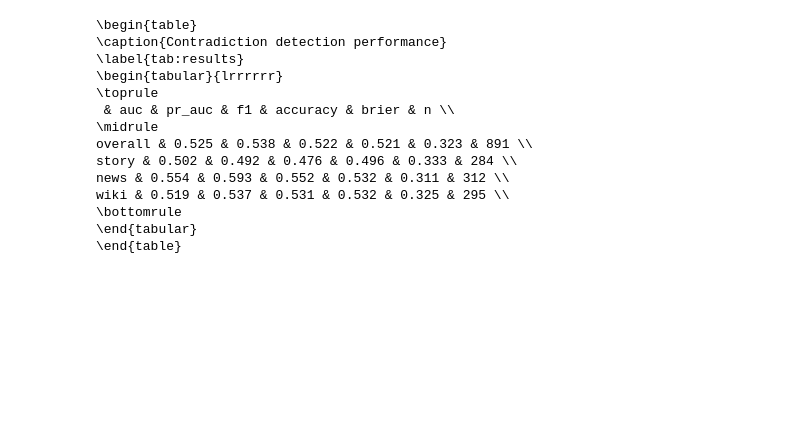
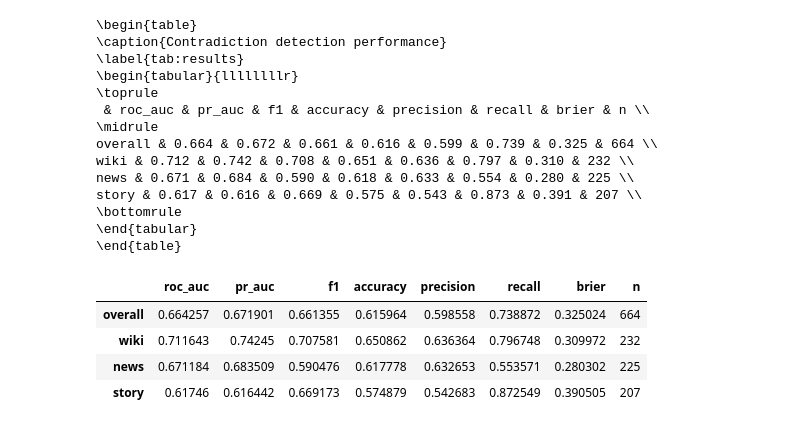
Before and after one commit to ErwinTerpstra/DocumentContradictionDetection, a Jupyter notebook: DataAnalysis.ipynb, the cells around one changed output. Drawn from its saved outputs; the diff is of its cells as text; code cells hidden in the pictures; blank space fills up the shorter version.

```diff
--- a/DataAnalysis.ipynb
+++ b/DataAnalysis.ipynb
@@ -1,5 +1,8 @@
 # %%
+# Imports
+
 import json
+import os
 import numpy as np
 import pandas as pd
 import matplotlib.pyplot as plt
@@ -9,11 +12,11 @@ from sklearn.metrics import (
     average_precision_score,
     f1_score,
     accuracy_score,
+	precision_score,
+	recall_score,
     brier_score_loss,
+	confusion_matrix,
     roc_curve,
     precision_recall_curve
 )
-
-results = json.load(open("./data/results.json"))
-df = pd.DataFrame(results)
 # %%
@@ -41,0 +62,18 @@ for doc_type in df.doc_type.unique():
+# %%
+def metrics_for(experiment_id=None):
+	if experiment_id:
+		filename = f"results.{experiment_id}"
+	else:
+		filename = "results"
+
+	results = json.load(open(f"./data/{filename}.json"))
+	df = pd.DataFrame(results)
+
+	metrics = {}
+
+	metrics["overall"] = compute_metrics(df)
+
+	for doc_type in df.doc_type.unique():
+		metrics[doc_type] = compute_metrics(df[df.doc_type == doc_type])
+
+	return metrics, df
@@ -42,28 +91,42 @@ for doc_type in df.doc_type.unique():
 # %%
+# Results overview table
+
 table = pd.DataFrame(metrics).T
+
+table.drop(columns=['confusion', 'roc', 'pr'], inplace=True)
 
 table = table.astype({ 'n': int })
 
 latex = table.to_latex(
     float_format="%.3f",
     caption="Contradiction detection performance",
     label="tab:results",
-	formatters={ 'n': lambda n: str(n) }
+
 )
 
+with open(f"{output_folder}/results.tex", "w") as f:
+    f.write(latex)
+
 print(latex)
+
+table
 # %% [output]
 \begin{table}
 \caption{Contradiction detection performance}
 \label{tab:results}
-\begin{tabular}{lrrrrrr}
+\begin{tabular}{llllllllr}
 \toprule
- & auc & pr_auc & f1 & accuracy & brier & n \\
+ & roc_auc & pr_auc & f1 & accuracy & precision & recall & brier & n \\
 \midrule
-overall & 0.525 & 0.538 & 0.522 & 0.521 & 0.323 & 891 \\
-story & 0.502 & 0.492 & 0.476 & 0.496 & 0.333 & 284 \\
-news & 0.554 & 0.593 & 0.552 & 0.532 & 0.311 & 312 \\
-wiki & 0.519 & 0.537 & 0.531 & 0.532 & 0.325 & 295 \\
+overall & 0.664 & 0.672 & 0.661 & 0.616 & 0.599 & 0.739 & 0.325 & 664 \\
+wiki & 0.712 & 0.742 & 0.708 & 0.651 & 0.636 & 0.797 & 0.310 & 232 \\
+news & 0.671 & 0.684 & 0.590 & 0.618 & 0.633 & 0.554 & 0.280 & 225 \\
+story & 0.617 & 0.616 & 0.669 & 0.575 & 0.543 & 0.873 & 0.391 & 207 \\
 \bottomrule
 \end{tabular}
 \end{table}
+|  | roc_auc | pr_auc | f1 | accuracy | precision | recall | brier | n |
+| overall | 0.664257 | 0.671901 | 0.661355 | 0.615964 | 0.598558 | 0.738872 | 0.325024 | 664 |
+| wiki | 0.711643 | 0.74245 | 0.707581 | 0.650862 | 0.636364 | 0.796748 | 0.309972 | 232 |
+| news | 0.671184 | 0.683509 | 0.590476 | 0.617778 | 0.632653 | 0.553571 | 0.280302 | 225 |
+| story | 0.61746 | 0.616442 | 0.669173 | 0.574879 | 0.542683 | 0.872549 | 0.390505 | 207 |
```
Also changed, not shown: parts of 10 cells of this notebook, 34 other files.
